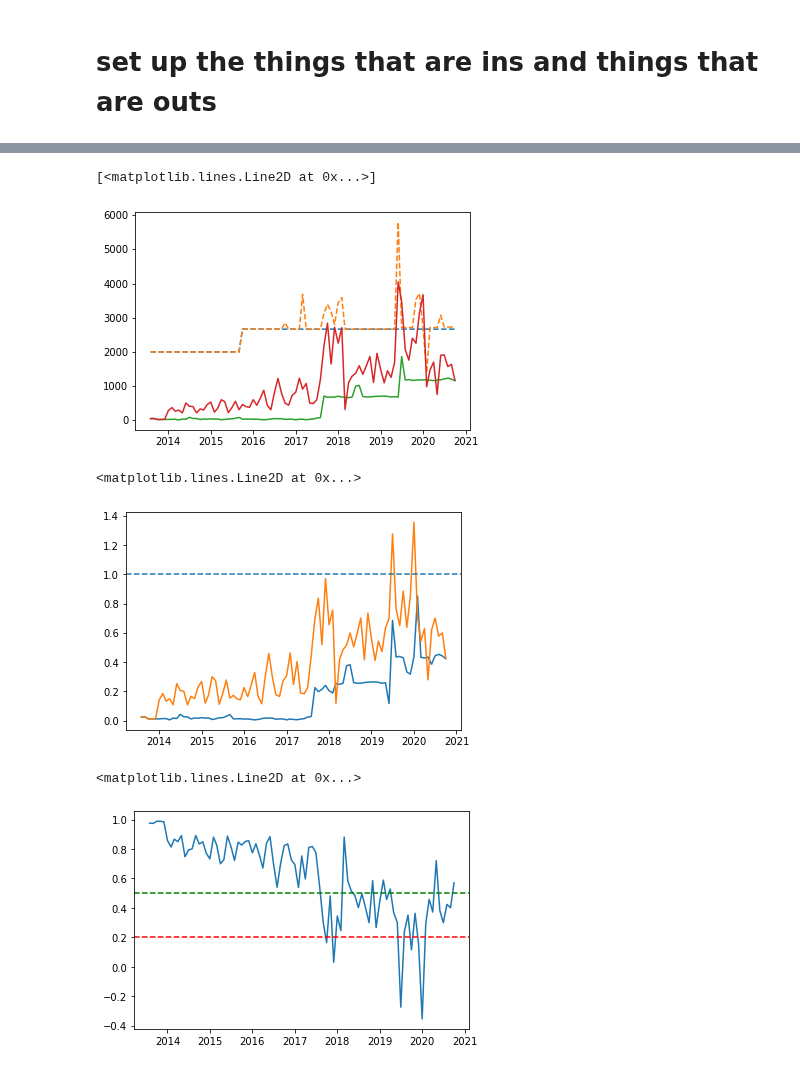
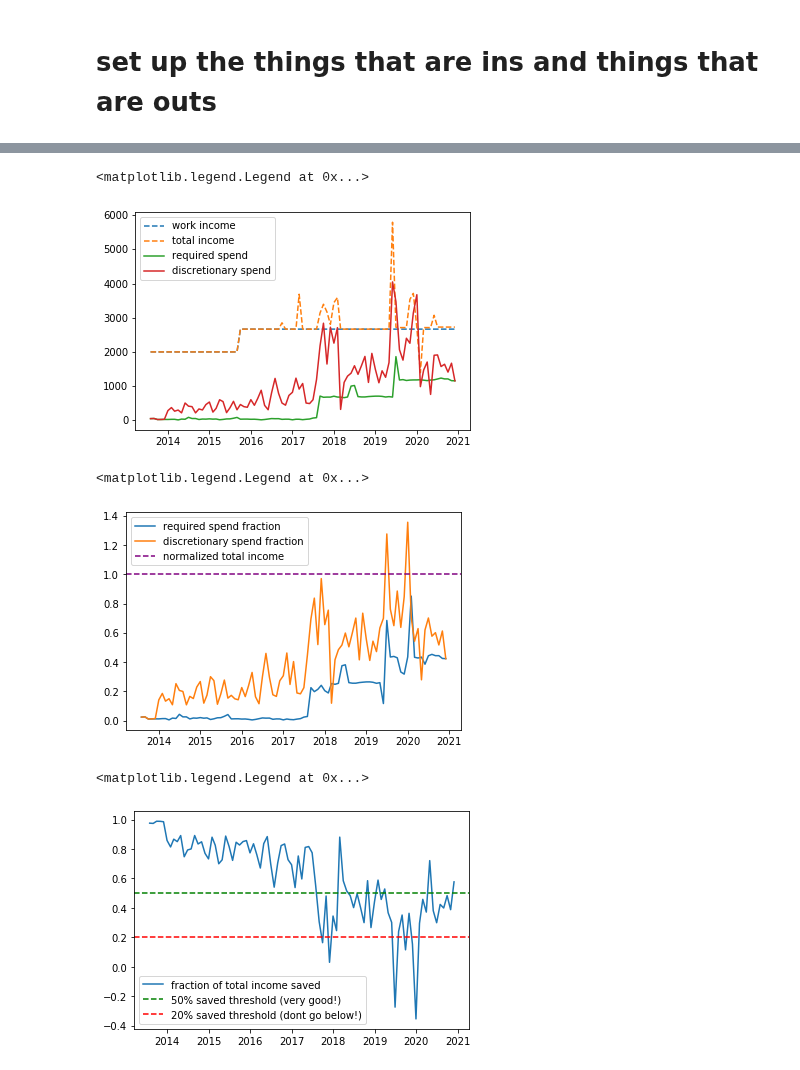
Before and after one commit to geezerbriefs/xpspython, a Jupyter notebook: personal/finance/in-n-out.ipynb, the cells around one changed output, grey strips where cells are left out. Saved outputs shown, nothing was run; the diff lists cells and outputs as text; code cells hidden in the pictures.

```diff
--- a/personal/finance/in-n-out.ipynb
+++ b/personal/finance/in-n-out.ipynb
@@ -97,32 +97,38 @@ plt.plot(df['date'], df['req spend'])
 
 #now add discretionary spending above required.
 plt.plot(df['date'], df['req spend']+df['disc spend'])
+
+plt.legend(['work income', 'total income', 'required spend', 'discretionary spend'])
 # %% [output]
-[<matplotlib.lines.Line2D at 0x...>]
+<matplotlib.legend.Legend at 0x...>
-[figure, old version]
+[figure, new version]
 # %%
 ### SPENDING AS PERCENT OF INFLOW
 
 #required spending as percentage of total inflow
 plt.plot(df['date'], df['req spend'] / df['total ins'])
 
 #now add discretionary spending above required as percentage of total inflow
 plt.plot(df['date'], (df['req spend']+df['disc spend']) / df['total ins'])
 
-plt.axhline(1, linestyle = '--')
+plt.axhline(1, linestyle = '--', color='purple')
+
+plt.legend(['required spend fraction', 'discretionary spend fraction', 'normalized total income'])
 # %% [output]
-<matplotlib.lines.Line2D at 0x...>
+<matplotlib.legend.Legend at 0x...>
-[figure, old version]
+[figure, new version]
 # %%
 ### PERCENT OF INFLOW SAVED
 
 plt.plot(df['date'], df['unspent'] / df['total ins'])
 
+plt.axhline(0.5, color='g', linestyle='--')
 plt.axhline(0.2, color='r',linestyle='--')
-plt.axhline(0.5, color='g', linestyle='--')
+
+plt.legend(['fraction of total income saved', '50% saved threshold (very good!)', '20% saved threshold (dont go below!)'])
 # %% [output]
-<matplotlib.lines.Line2D at 0x...>
+<matplotlib.legend.Legend at 0x...>
-[figure, old version]
+[figure, new version]
 # %%
 ### MEAN SAVINGS BEFORE AND AFTER A CERTAIN DATE, PERCENT OF INFLOW
 
```
Also changed, not shown: parts of 5 cells of this notebook, 4 other files.
